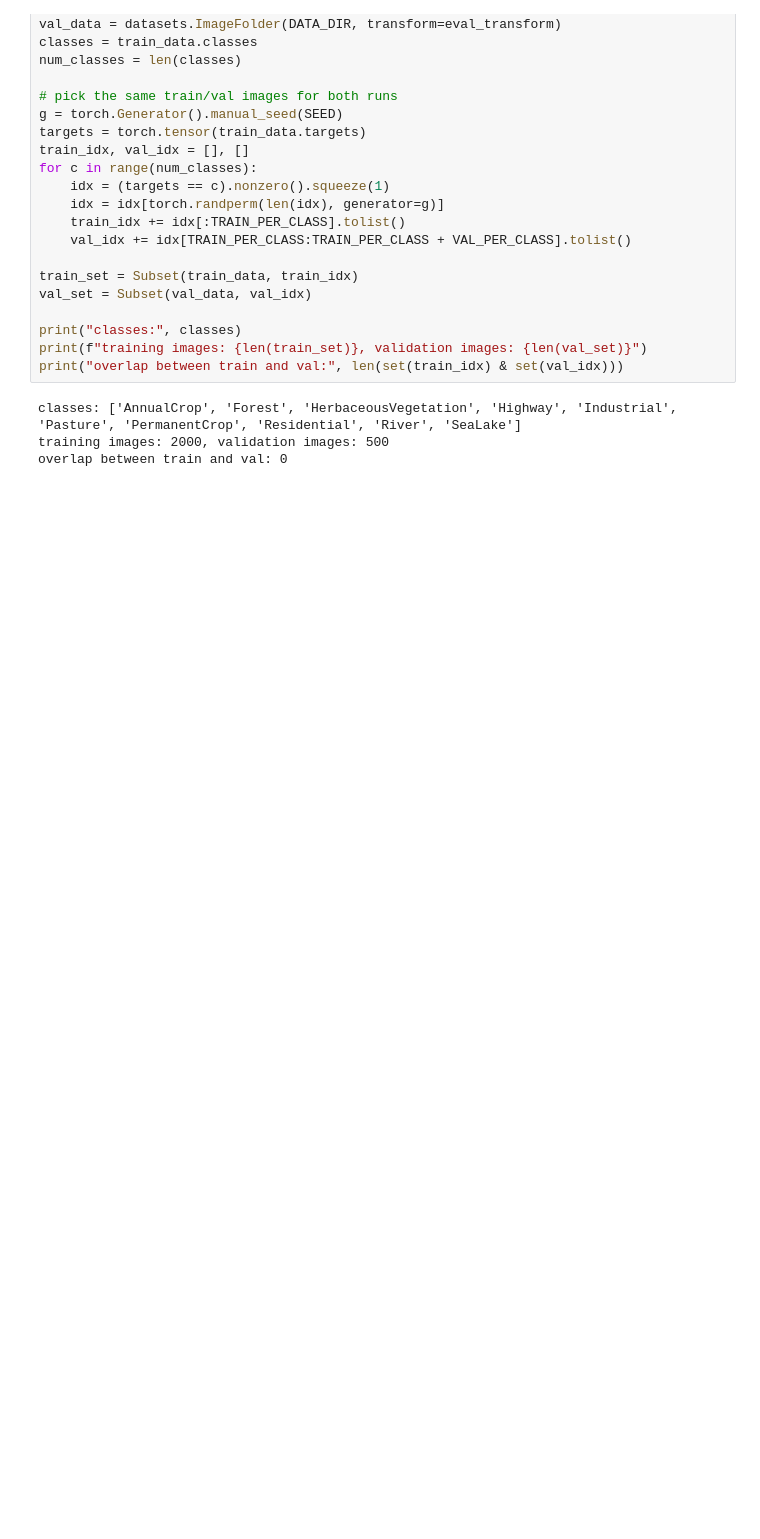
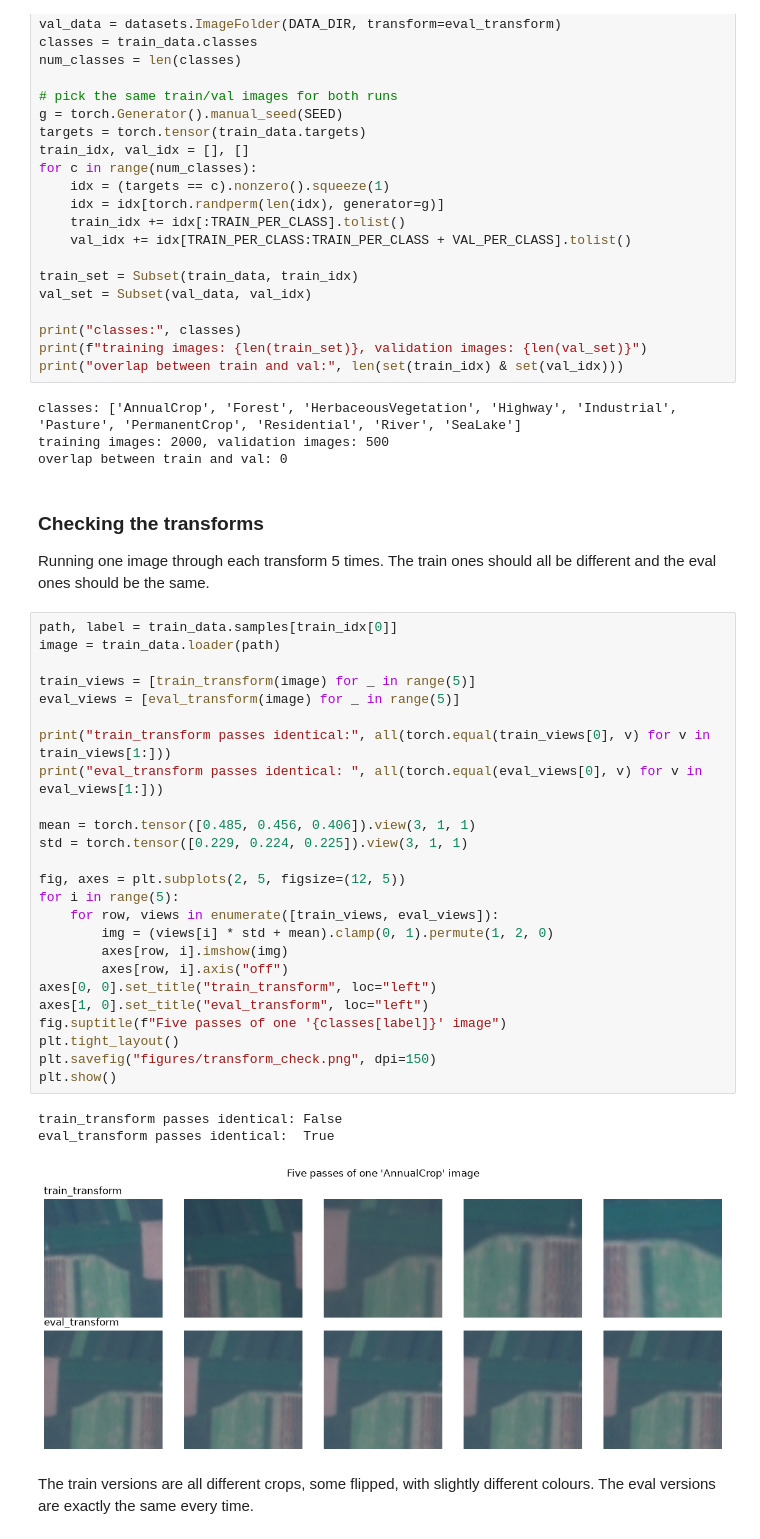
Before and after one commit to RjSalmonEng/AIGC-DeepLearning, a Jupyter notebook: Lab-3/Lab3.ipynb, the cells around one changed output. Saved outputs shown, nothing was run; the diff lists cells and outputs as text; blank space fills up the shorter version.

Commit message:
Lab-3: Check that train_transform varies and eval_transform stays fixed
Co-Authored-By: Claude Opus 5.5 <noreply@anthropic.com>

```diff
--- a/Lab-3/Lab3.ipynb
+++ b/Lab-3/Lab3.ipynb
@@ -90,3 +90,38 @@ print("overlap between train and val:", len(set(train_idx) & set(val_idx)))
 classes: ['AnnualCrop', 'Forest', 'HerbaceousVegetation', 'Highway', 'Industrial', 'Pasture', 'PermanentCrop', 'Residential', 'River', 'SeaLake']
 training images: 2000, validation images: 500
 overlap between train and val: 0
+# %% [markdown]
+### Checking the transforms
+
+Running one image through each transform 5 times. The train ones should all be different and the eval ones should be the same.
+# %%
+path, label = train_data.samples[train_idx[0]]
+image = train_data.loader(path)
+
+train_views = [train_transform(image) for _ in range(5)]
+eval_views = [eval_transform(image) for _ in range(5)]
+
+print("train_transform passes identical:", all(torch.equal(train_views[0], v) for v in train_views[1:]))
+print("eval_transform passes identical: ", all(torch.equal(eval_views[0], v) for v in eval_views[1:]))
+
+mean = torch.tensor([0.485, 0.456, 0.406]).view(3, 1, 1)
+std = torch.tensor([0.229, 0.224, 0.225]).view(3, 1, 1)
+
+fig, axes = plt.subplots(2, 5, figsize=(12, 5))
+for i in range(5):
+    for row, views in enumerate([train_views, eval_views]):
+        img = (views[i] * std + mean).clamp(0, 1).permute(1, 2, 0)
+        axes[row, i].imshow(img)
+        axes[row, i].axis("off")
+axes[0, 0].set_title("train_transform", loc="left")
+axes[1, 0].set_title("eval_transform", loc="left")
+fig.suptitle(f"Five passes of one '{classes[label]}' image")
+plt.tight_layout()
+plt.savefig("figures/transform_check.png", dpi=150)
+plt.show()
+# %% [output]
+train_transform passes identical: False
+eval_transform passes identical:  True
+[figure, added]
+# %% [markdown]
+The train versions are all different crops, some flipped, with slightly different colours. The eval versions are exactly the same every time.
```
Also changed, not shown: 1 other file.
